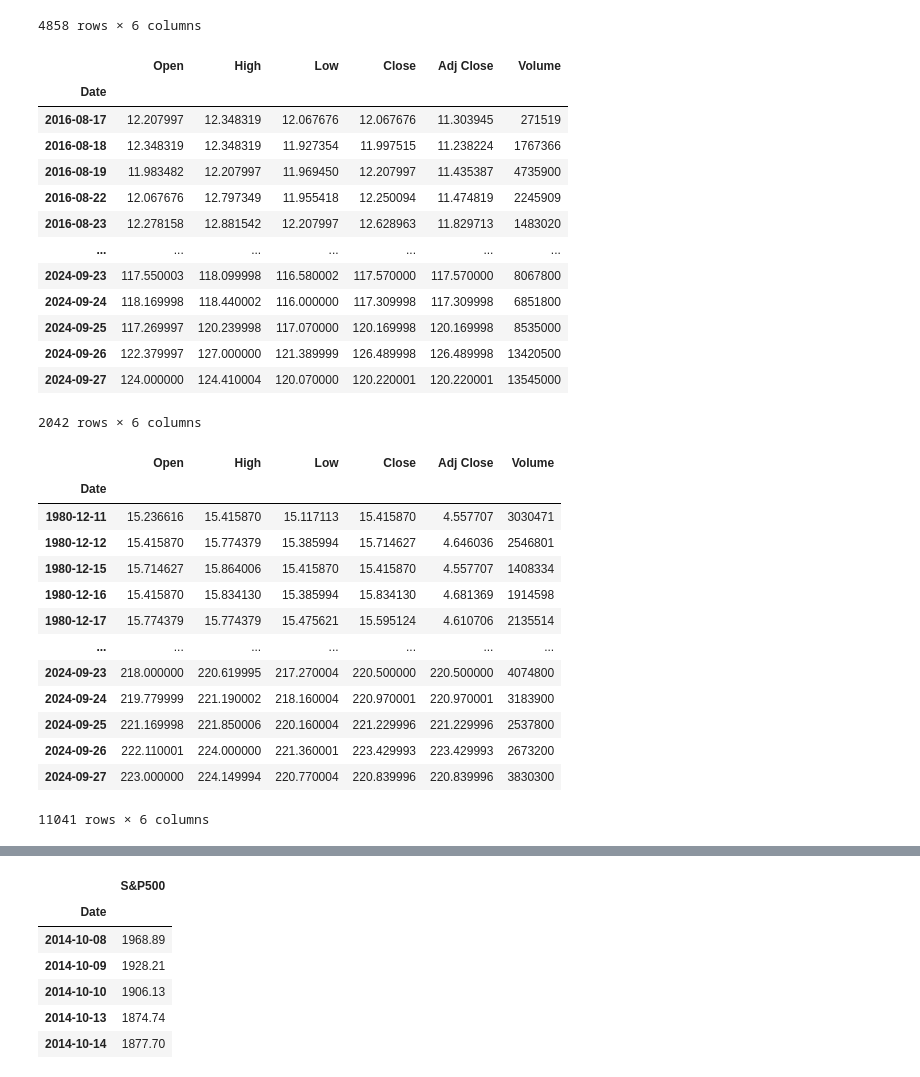
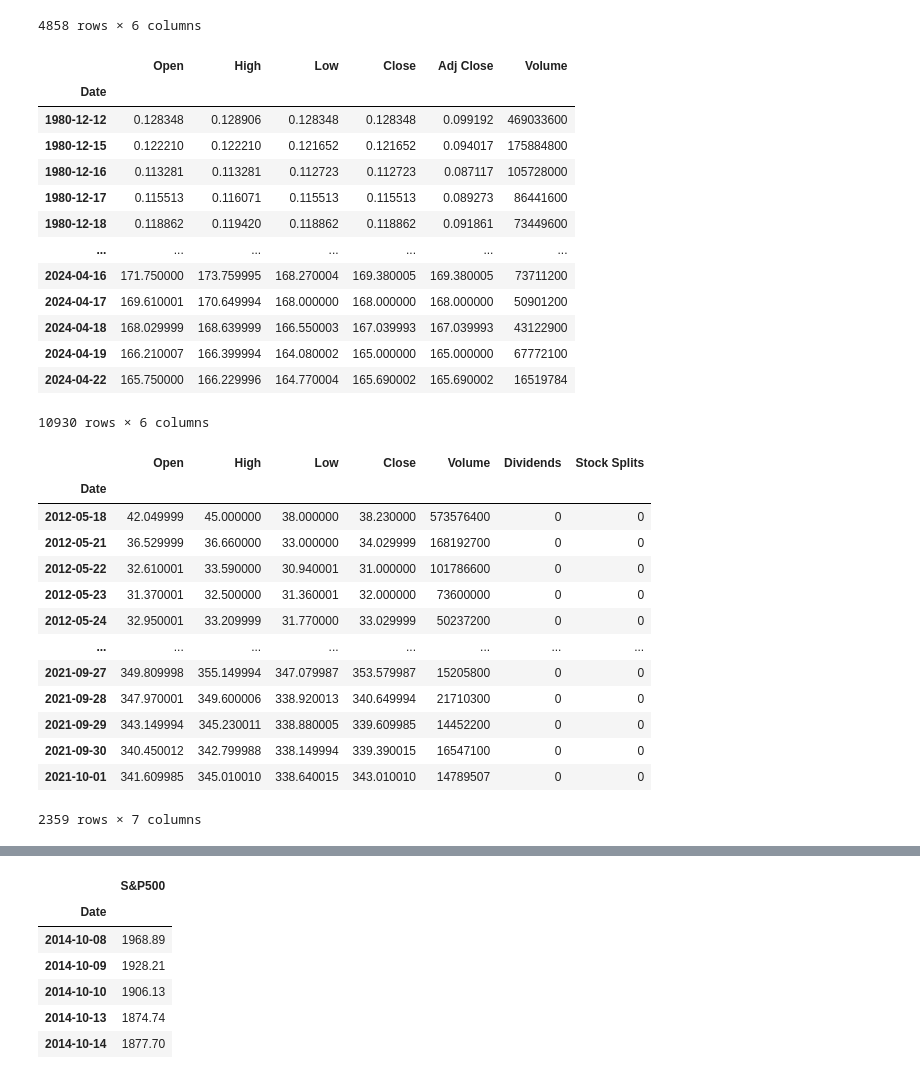
Before and after one commit to KingCam12/Project1_Group3, a Jupyter notebook: project1_group3.ipynb, the cells around one changed output, grey strips where cells are left out. Cells and saved outputs as stored; diff of their text form; code cells hidden in the pictures.

```diff
--- a/project1_group3.ipynb
+++ b/project1_group3.ipynb
@@ -10,19 +10,17 @@ from datetime import datetime
 from pathlib import Path
 # %%
 # Import Data
-microsoft_path = Path("Resources/MSFT_daily_data.csv")
+microsoft_path = Path("Resources/MSFT.csv")
 google_path = Path("Resources/GOOG.csv")
-dell_path = Path("Resources/DELL_daily_data.csv")
-ibm_path = Path("Resources/IBM_daily_data.csv")
-intel_path = Path("Resources/INTC_daily_data.csv")
-sp500_path = Path("Resources/sp500_index.csv")
+apple_path = Path("Resources/AAPL.csv")
+facebook_path = Path("Resources/FB.csv")
+sp500_path = Path("Resources/sp500.csv")
 # %%
 # Read stock data and index by date
 microsoft_data = pd.read_csv(microsoft_path, index_col="Date", parse_dates=True)
 google_data = pd.read_csv(google_path, index_col="Date", parse_dates=True)
-dell_data = pd.read_csv(dell_path, index_col="Date", parse_dates=True)
-ibm_data = pd.read_csv(ibm_path, index_col="Date", parse_dates=True)
-intel_data = pd.read_csv(intel_path, index_col="Date", parse_dates=True)
+apple_data = pd.read_csv(apple_path, index_col="Date", parse_dates=True)
+facebook_data = pd.read_csv(facebook_path, index_col="Date", parse_dates=True)
 sp500_data = pd.read_csv(sp500_path, index_col="Date", parse_dates=True)
 # %%
 # Sample of microsoft data
@@ -61,38 +59,38 @@ google_data
 | 2023-12-05 | 130.369995 | 133.539993 | 129.729996 | 132.389999 | 132.389999 | 19216500 |
 4858 rows × 6 columns
 # %%
-# Sample of dell data
-dell_data
+# Sample of apple data
+apple_data
 # %% [output]
 |  | Open | High | Low | Close | Adj Close | Volume |
 | Date |  |  |  |  |  |  |
-| 2016-08-17 | 12.207997 | 12.348319 | 12.067676 | 12.067676 | 11.303945 | 271519 |
-| 2016-08-18 | 12.348319 | 12.348319 | 11.927354 | 11.997515 | 11.238224 | 1767366 |
-| 2016-08-19 | 11.983482 | 12.207997 | 11.969450 | 12.207997 | 11.435387 | 4735900 |
-| 2016-08-22 | 12.067676 | 12.797349 | 11.955418 | 12.250094 | 11.474819 | 2245909 |
-| 2016-08-23 | 12.278158 | 12.881542 | 12.207997 | 12.628963 | 11.829713 | 1483020 |
+| 1980-12-12 | 0.128348 | 0.128906 | 0.128348 | 0.128348 | 0.099192 | 469033600 |
+| 1980-12-15 | 0.122210 | 0.122210 | 0.121652 | 0.121652 | 0.094017 | 175884800 |
+| 1980-12-16 | 0.113281 | 0.113281 | 0.112723 | 0.112723 | 0.087117 | 105728000 |
+| 1980-12-17 | 0.115513 | 0.116071 | 0.115513 | 0.115513 | 0.089273 | 86441600 |
+| 1980-12-18 | 0.118862 | 0.119420 | 0.118862 | 0.118862 | 0.091861 | 73449600 |
 | ... | ... | ... | ... | ... | ... | ... |
-| 2024-09-23 | 117.550003 | 118.099998 | 116.580002 | 117.570000 | 117.570000 | 8067800 |
-| 2024-09-24 | 118.169998 | 118.440002 | 116.000000 | 117.309998 | 117.309998 | 6851800 |
-| 2024-09-25 | 117.269997 | 120.239998 | 117.070000 | 120.169998 | 120.169998 | 8535000 |
-| 2024-09-26 | 122.379997 | 127.000000 | 121.389999 | 126.489998 | 126.489998 | 13420500 |
-| 2024-09-27 | 124.000000 | 124.410004 | 120.070000 | 120.220001 | 120.220001 | 13545000 |
+| 2024-04-16 | 171.750000 | 173.759995 | 168.270004 | 169.380005 | 169.380005 | 73711200 |
+| 2024-04-17 | 169.610001 | 170.649994 | 168.000000 | 168.000000 | 168.000000 | 50901200 |
+| 2024-04-18 | 168.029999 | 168.639999 | 166.550003 | 167.039993 | 167.039993 | 43122900 |
+| 2024-04-19 | 166.210007 | 166.399994 | 164.080002 | 165.000000 | 165.000000 | 67772100 |
+| 2024-04-22 | 165.750000 | 166.229996 | 164.770004 | 165.690002 | 165.690002 | 16519784 |
-2042 rows × 6 columns
+10930 rows × 6 columns
 # %%
-# Sample of ibm data
-ibm_data
+# Sample of facebook data
+facebook_data
 # %% [output]
-|  | Open | High | Low | Close | Adj Close | Volume |
-| Date |  |  |  |  |  |  |
-| 1980-12-11 | 15.236616 | 15.415870 | 15.117113 | 15.415870 | 4.557707 | 3030471 |
-| 1980-12-12 | 15.415870 | 15.774379 | 15.385994 | 15.714627 | 4.646036 | 2546801 |
-| 1980-12-15 | 15.714627 | 15.864006 | 15.415870 | 15.415870 | 4.557707 | 1408334 |
-| 1980-12-16 | 15.415870 | 15.834130 | 15.385994 | 15.834130 | 4.681369 | 1914598 |
-| 1980-12-17 | 15.774379 | 15.774379 | 15.475621 | 15.595124 | 4.610706 | 2135514 |
-| ... | ... | ... | ... | ... | ... | ... |
-| 2024-09-23 | 218.000000 | 220.619995 | 217.270004 | 220.500000 | 220.500000 | 4074800 |
-| 2024-09-24 | 219.779999 | 221.190002 | 218.160004 | 220.970001 | 220.970001 | 3183900 |
-| 2024-09-25 | 221.169998 | 221.850006 | 220.160004 | 221.229996 | 221.229996 | 2537800 |
-| 2024-09-26 | 222.110001 | 224.000000 | 221.360001 | 223.429993 | 223.429993 | 2673200 |
-| 2024-09-27 | 223.000000 | 224.149994 | 220.770004 | 220.839996 | 220.839996 | 3830300 |
+|  | Open | High | Low | Close | Volume | Dividends | Stock Splits |
+| Date |  |  |  |  |  |  |  |
+| 2012-05-18 | 42.049999 | 45.000000 | 38.000000 | 38.230000 | 573576400 | 0 | 0 |
+| 2012-05-21 | 36.529999 | 36.660000 | 33.000000 | 34.029999 | 168192700 | 0 | 0 |
+| 2012-05-22 | 32.610001 | 33.590000 | 30.940001 | 31.000000 | 101786600 | 0 | 0 |
+| 2012-05-23 | 31.370001 | 32.500000 | 31.360001 | 32.000000 | 73600000 | 0 | 0 |
+| 2012-05-24 | 32.950001 | 33.209999 | 31.770000 | 33.029999 | 50237200 | 0 | 0 |
+| ... | ... | ... | ... | ... | ... | ... | ... |
+| 2021-09-27 | 349.809998 | 355.149994 | 347.079987 | 353.579987 | 15205800 | 0 | 0 |
+| 2021-09-28 | 347.970001 | 349.600006 | 338.920013 | 340.649994 | 21710300 | 0 | 0 |
+| 2021-09-29 | 343.149994 | 345.230011 | 338.880005 | 339.609985 | 14452200 | 0 | 0 |
+| 2021-09-30 | 340.450012 | 342.799988 | 338.149994 | 339.390015 | 16547100 | 0 | 0 |
+| 2021-10-01 | 341.609985 | 345.010010 | 338.640015 | 343.010010 | 14789507 | 0 | 0 |
-11041 rows × 6 columns
+2359 rows × 7 columns
```
Also changed, not shown: parts of 7 cells of this notebook, 8 other files.
